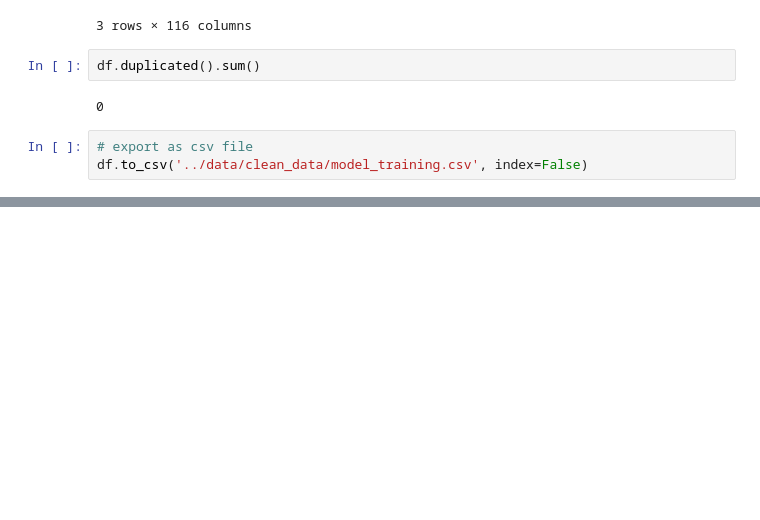
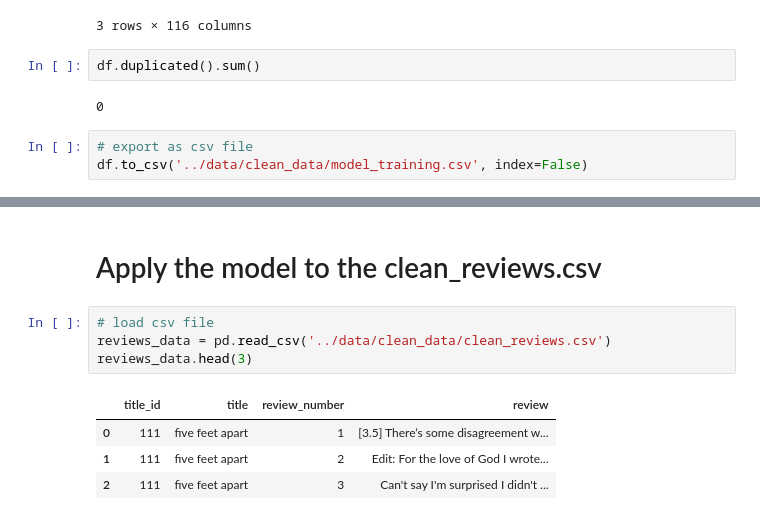
Before and after one commit to txiao9331/EmoLit, a Jupyter notebook: model_training/model_training.ipynb, the cells around one changed output, grey strips where cells are left out. Cells and saved outputs as stored; diff of their text form; blank space fills up the shorter version.

```diff
--- a/model_training/model_training.ipynb
+++ b/model_training/model_training.ipynb
@@ -27,0 +207,11 @@ df.to_csv('../data/clean_data/model_training.csv', index=False)
+# %% [markdown]
+# Apply the model to the clean_reviews.csv
+# %%
+# load csv file
+reviews_data = pd.read_csv('../data/clean_data/clean_reviews.csv')
+reviews_data.head(3)
+# %% [output]
+|  | title_id | title | review_number | review |
+| 0 | 111 | five feet apart | 1 | [3.5] There’s some disagreement w... |
+| 1 | 111 | five feet apart | 2 | Edit: For the love of God I wrote... |
+| 2 | 111 | five feet apart | 3 | Can't say I'm surprised I didn't ... |
```
Also changed, not shown: parts of 27 cells of this notebook, 13 other files.
